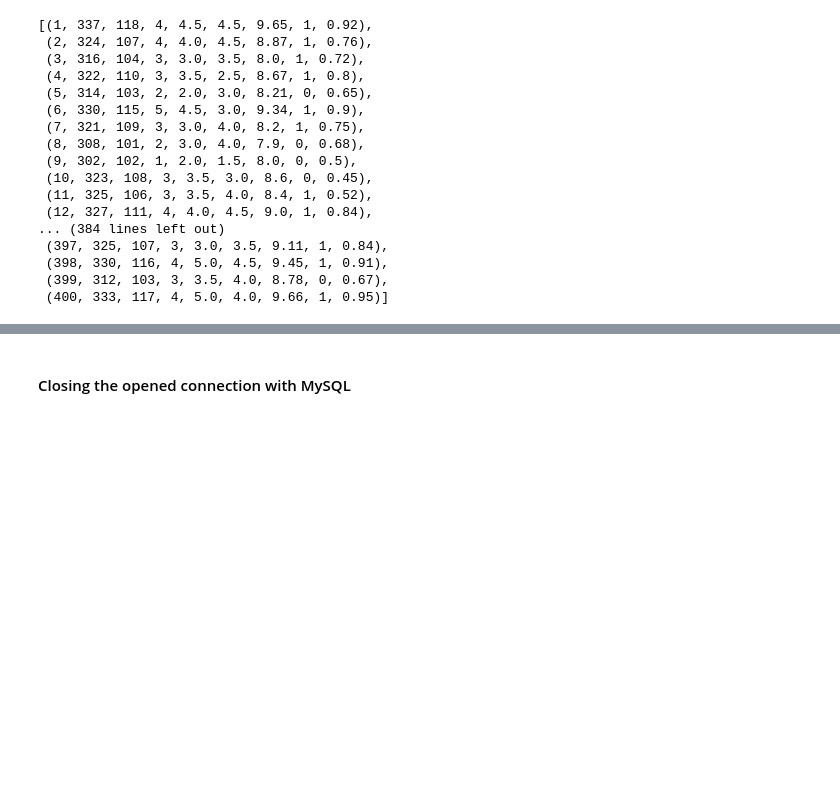
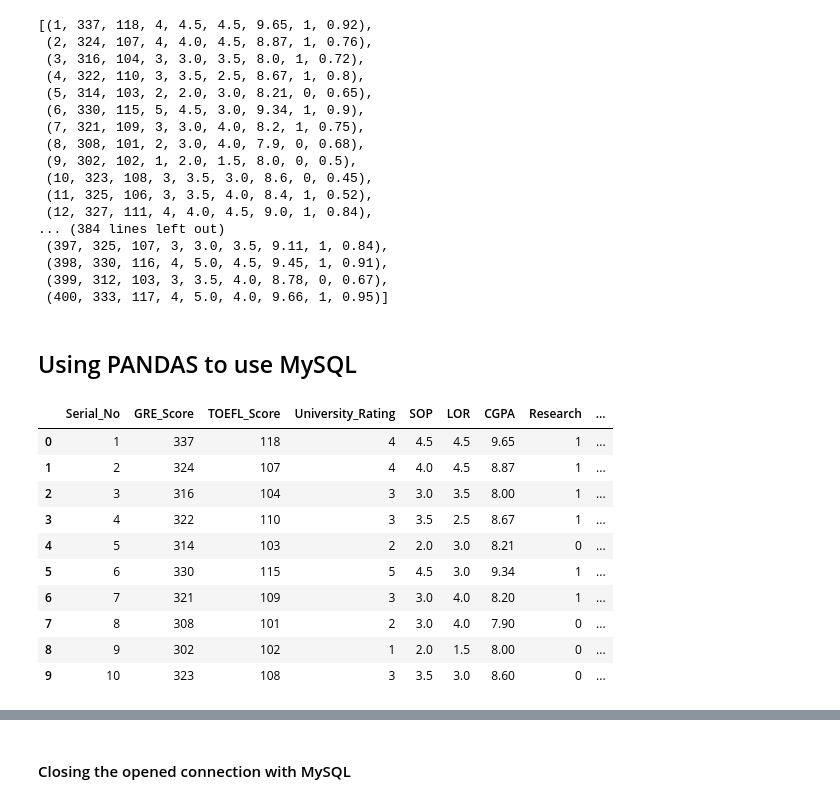
Before and after one commit to saheen619/Python-Working-with-Databases, a Jupyter notebook: Python - MySQL Connector .ipynb, the cells around one changed output, grey strips where cells are left out. Cells and saved outputs as stored; diff of their text form; code cells hidden in the pictures; blank space fills up the shorter version.

```diff
--- a/Python - MySQL Connector .ipynb
+++ b/Python - MySQL Connector .ipynb
@@ -16,7 +16,7 @@ Note: you may need to restart the kernel to use updated packages.
 # %%
 import mysql.connector as connector
 # %%
-connection = connector.connect(host = 'localhost', user = 'root', passwd = 'PASSWORD')
+connection = connector.connect(host = 'localhost', user = 'root', passwd = '<PASSWORD>')
 # %%
 connection
 # %% [output]
@@ -249,3 +250,21 @@ cursor.fetchall()
  (400, 333, 117, 4, 5.0, 4.0, 9.66, 1, 0.95)]
 # %%
 # The data from the csv has been successfully read and inserted into the table admissions
+# %% [markdown]
+## Using PANDAS to use MySQL
+# %%
+import pandas as pd
+
+pd.read_sql('SELECT * FROM python_connection.admissions LIMIT 10', connection)
+# %% [output]
+|  | Serial_No | GRE_Score | TOEFL_Score | University_Rating | SOP | LOR | CGPA | Research | ... |
+| 0 | 1 | 337 | 118 | 4 | 4.5 | 4.5 | 9.65 | 1 | ... |
+| 1 | 2 | 324 | 107 | 4 | 4.0 | 4.5 | 8.87 | 1 | ... |
+| 2 | 3 | 316 | 104 | 3 | 3.0 | 3.5 | 8.00 | 1 | ... |
+| 3 | 4 | 322 | 110 | 3 | 3.5 | 2.5 | 8.67 | 1 | ... |
+| 4 | 5 | 314 | 103 | 2 | 2.0 | 3.0 | 8.21 | 0 | ... |
+| 5 | 6 | 330 | 115 | 5 | 4.5 | 3.0 | 9.34 | 1 | ... |
+| 6 | 7 | 321 | 109 | 3 | 3.0 | 4.0 | 8.20 | 1 | ... |
+| 7 | 8 | 308 | 101 | 2 | 3.0 | 4.0 | 7.90 | 0 | ... |
+| 8 | 9 | 302 | 102 | 1 | 2.0 | 1.5 | 8.00 | 0 | ... |
+| 9 | 10 | 323 | 108 | 3 | 3.5 | 3.0 | 8.60 | 0 | ... |
```
Also changed, not shown: parts of 3 cells of this notebook.
